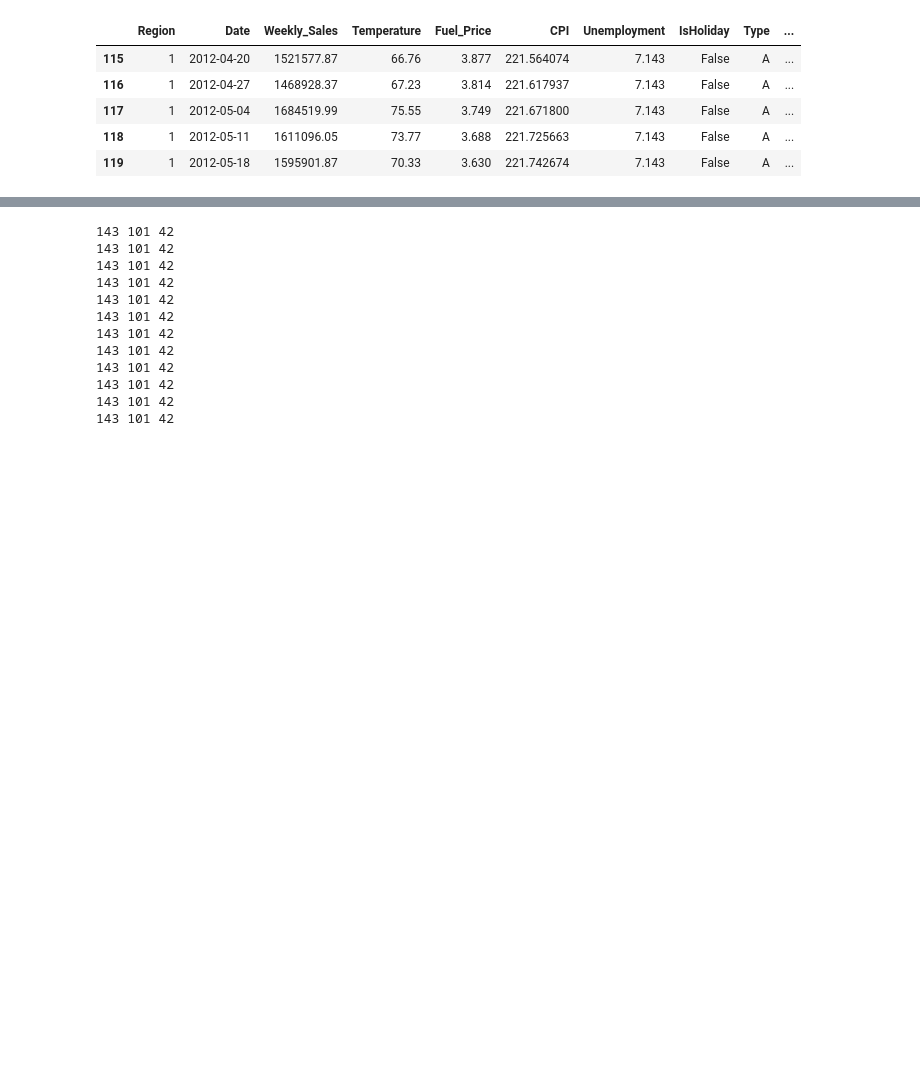
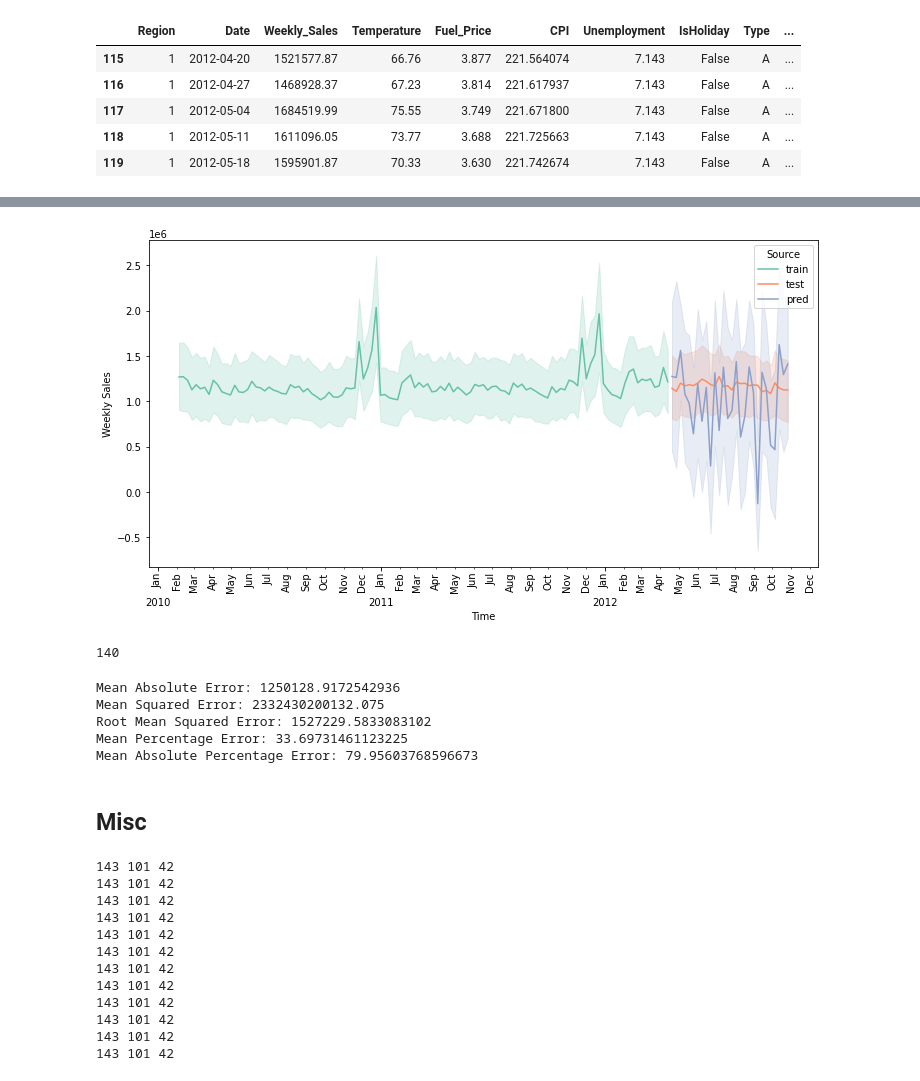
Before and after one commit to danieltwh/WalmartSales, a Jupyter notebook: notebooks/prophet_v1.ipynb, the cells around one changed output, grey strips where cells are left out. Saved outputs shown, nothing was run; the diff lists cells and outputs as text; code cells hidden in the pictures; blank space fills up the shorter version.

```diff
--- a/notebooks/prophet_v1.ipynb
+++ b/notebooks/prophet_v1.ipynb
@@ -204,0 +347,16 @@ test_df[test_df["Region"]==1].head()
+# %%
+model = Prophet(
+    growth="linear",
+    changepoint_range=0.69,
+    holidays_prior_scale=0.25, changepoint_prior_scale=0.05,
+    seasonality_mode = "additive", seasonality_prior_scale= 30,
+    yearly_seasonality="auto",
+    weekly_seasonality="auto",
+    daily_seasonality="auto",
+)
+# %%
+model.add_country_holidays(country_name="US")
+
+for col in train.drop(["ds", "y"] + group, axis=1).columns:
+    print(col)
+    model.add_regressor(name=col, standardize='auto', mode='additive')
@@ -204,0 +389,2 @@ test_df[test_df["Region"]==1].head()
+# %%
+model.fit(train[train["Region"]==1])
@@ -204,0 +412,5 @@ test_df[test_df["Region"]==1].head()
+# %%
+# Predicting with model
+result = []
+
+forecast = model.predict(df=test.drop(["y"], axis=1))
@@ -204,0 +475,8 @@ test_df[test_df["Region"]==1].head()
+# %%
+plot_forecast(train["y"].values, forecast["yhat"], test["y"], time=pd.concat([train["ds"], test["ds"]]).values)
+# %% [output]
+[figure, added]
+# %%
+forecast["yhat"].apply(lambda x: x<0).sum()
+# %% [output]
+140
@@ -205,3 +485,16 @@ test_df[test_df["Region"]==1].head()
+# %%
+y_test = test[test["Region"] == 1]["y"]
+y_pred = forecast["yhat"]
+
+print_evaluate_model(y_test, y_pred)
+# %% [output]
+Mean Absolute Error: 1250128.9172542936
+Mean Squared Error: 2332430200132.075
+Root Mean Squared Error: 1527229.5833083102
+Mean Percentage Error: 33.69731461123225
+Mean Absolute Percentage Error: 79.95603768596673
+# %% [markdown]
+## Misc
 # %%
 train, test = train_test_split_timeseries(region, split=0.3, group="Region")
 # %% [output]
```
Also changed, not shown: parts of 33 cells of this notebook, 1 other file.
